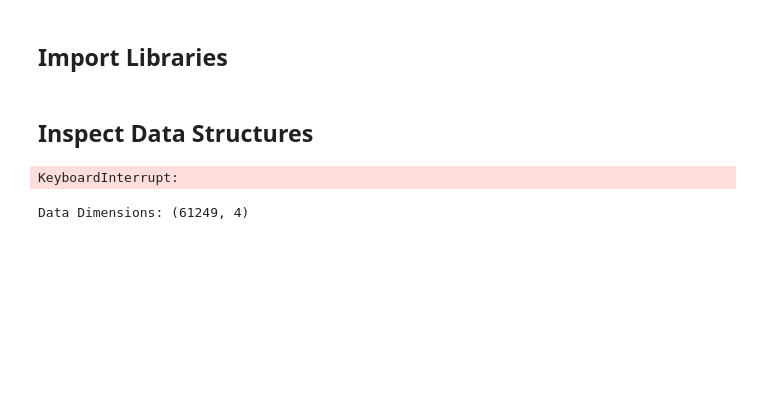
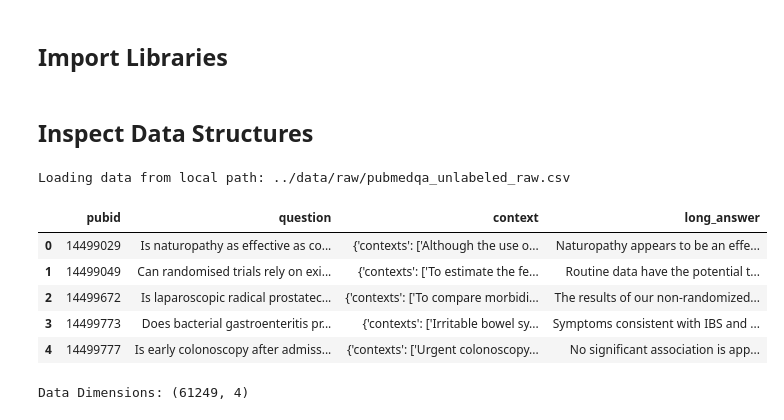
Before and after one commit to NotTodaySirr/Clinical-QA-NLP, a Jupyter notebook: backend/AI/notebooks/EDA.ipynb, the cells around one changed output. Cells and saved outputs as stored; diff of their text form; code cells hidden in the pictures; blank space fills up the shorter version.

```diff
--- a/backend/AI/notebooks/EDA.ipynb
+++ b/backend/AI/notebooks/EDA.ipynb
@@ -12,14 +13,29 @@ from IPython import display
 # %% [markdown]
 ## Inspect Data Structures
 # %%
-file_path = 'Clinical-QA-NLP/backend/AI/data/raw/pubmedqa_unlabeled_raw.csv'
+local_path = '../data/raw/pubmedqa_unlabeled_raw.csv'
+dagshub_url = 'https://dagshub.com/THoangHa/Clinical-QA-System/raw/main/backend/AI/data/raw/pubmedqa_unlabeled_raw.csv'
+if os.path.exists(local_path):
+    print(f"Loading data from local path: {local_path}")
+    df = pd.read_csv(local_path)
+else:
+    print(f"Local file not found. Downloading from: {dagshub_url}")
+    df = pd.read_csv(dagshub_url)
 
-dagshub_url = 'https://dagshub.com/THoangHa/Clinical-QA-System/raw/main/backend/AI/data/raw/pubmedqa_unlabeled_raw.csv'
-
-df = pd.read_csv(dagshub_url)
+    # Save it locally so we don't have to download it again next time
+    os.makedirs(os.path.dirname(local_path), exist_ok=True)
+    df.to_csv(local_path, index=False)
+    print(f"Saved downloaded data to: {local_path}")
 df.head()
+df.head()
 # %% [output]
-KeyboardInterrupt:
+Loading data from local path: ../data/raw/pubmedqa_unlabeled_raw.csv
+|  | pubid | question | context | long_answer |
+| 0 | 14499029 | Is naturopathy as effective as co... | {'contexts': ['Although the use o... | Naturopathy appears to be an effe... |
+| 1 | 14499049 | Can randomised trials rely on exi... | {'contexts': ['To estimate the fe... | Routine data have the potential t... |
+| 2 | 14499672 | Is laparoscopic radical prostatec... | {'contexts': ['To compare morbidi... | The results of our non-randomized... |
+| 3 | 14499773 | Does bacterial gastroenteritis pr... | {'contexts': ['Irritable bowel sy... | Symptoms consistent with IBS and ... |
+| 4 | 14499777 | Is early colonoscopy after admiss... | {'contexts': ['Urgent colonoscopy... | No significant association is app... |
 # %%
 # Data Shape
 print(f"Data Dimensions: {df.shape}")
```
Also changed, not shown: parts of 3 cells of this notebook.
